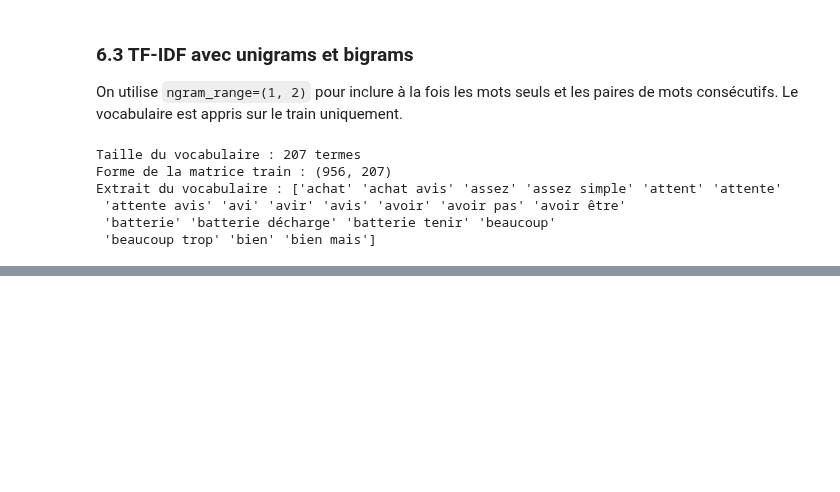
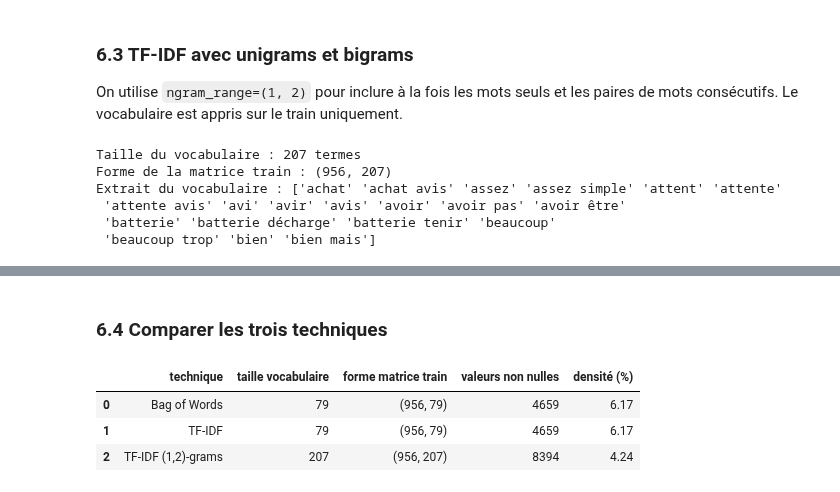
Before and after one commit to galassmyname/Atelier-donnes-textuelles, a Jupyter notebook: atelier_prepa_donnees_textuelles/notebooks/atelier_prepa_donnees_textuelles.ipynb, the cells around one changed output, grey strips where cells are left out. Cells and saved outputs as stored; diff of their text form; code cells hidden in the pictures; blank space fills up the shorter version.

Commit message:
Comparaison

```diff
--- a/atelier_prepa_donnees_textuelles/notebooks/atelier_prepa_donnees_textuelles.ipynb
+++ b/atelier_prepa_donnees_textuelles/notebooks/atelier_prepa_donnees_textuelles.ipynb
@@ -1009,0 +1022,24 @@ Extrait du vocabulaire : ['achat' 'achat avis' 'assez' 'assez simple' 'attent' '
+# %% [markdown]
+### 6.4 Comparer les trois techniques
+# %%
+def resume_matrice(nom, vectoriseur, matrice):
+    nb_cases = matrice.shape[0] * matrice.shape[1]
+    return {
+        "technique": nom,
+        "taille vocabulaire": len(vectoriseur.vocabulary_),
+        "forme matrice train": matrice.shape,
+        "valeurs non nulles": matrice.nnz,
+        "densité (%)": round(matrice.nnz / nb_cases * 100, 2),
+    }
+
+comparaison = pd.DataFrame([
+    resume_matrice("Bag of Words", bow, X_train_bow),
+    resume_matrice("TF-IDF", tfidf, X_train_tfidf),
+    resume_matrice("TF-IDF (1,2)-grams", tfidf_bi, X_train_tfidf_bi),
+])
+comparaison
+# %% [output]
+|  | technique | taille vocabulaire | forme matrice train | valeurs non nulles | densité (%) |
+| 0 | Bag of Words | 79 | (956, 79) | 4659 | 6.17 |
+| 1 | TF-IDF | 79 | (956, 79) | 4659 | 6.17 |
+| 2 | TF-IDF (1,2)-grams | 207 | (956, 207) | 8394 | 4.24 |
```
Also changed, not shown: parts of 2 cells of this notebook.
